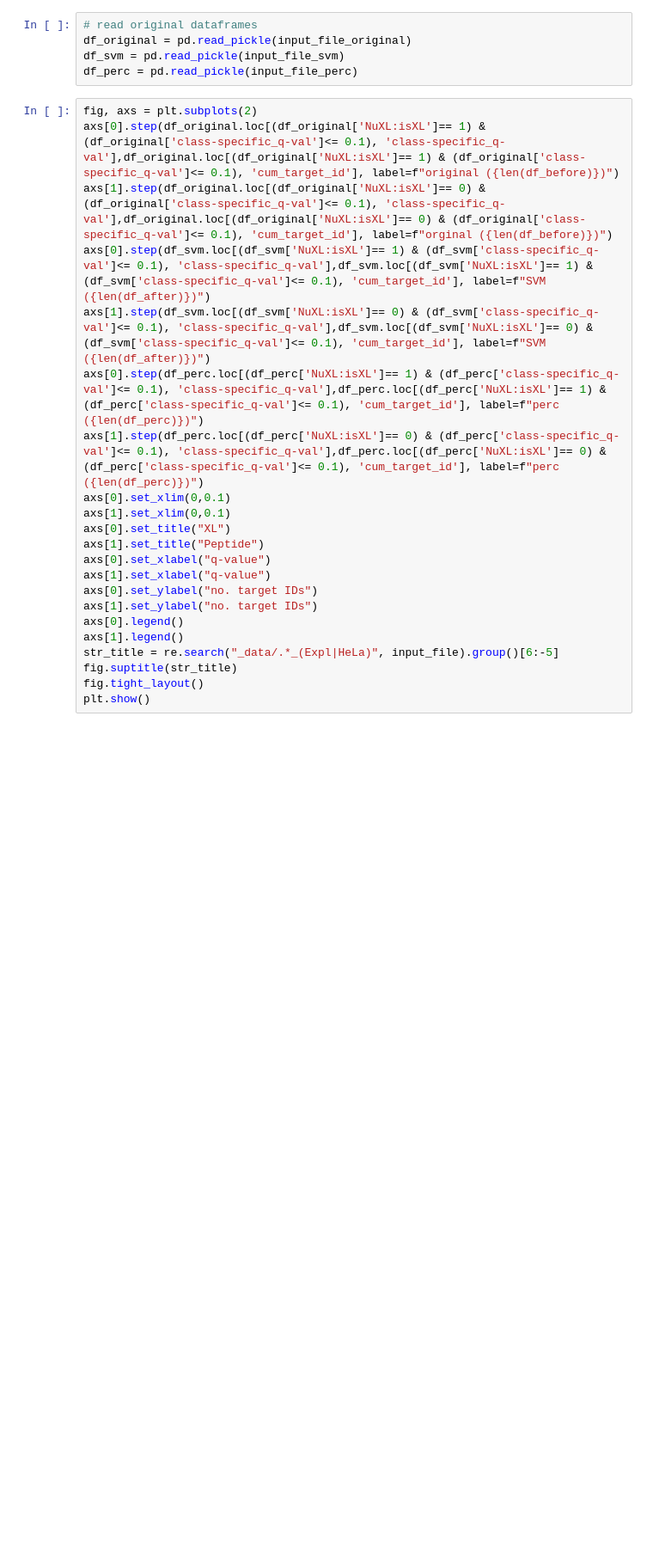
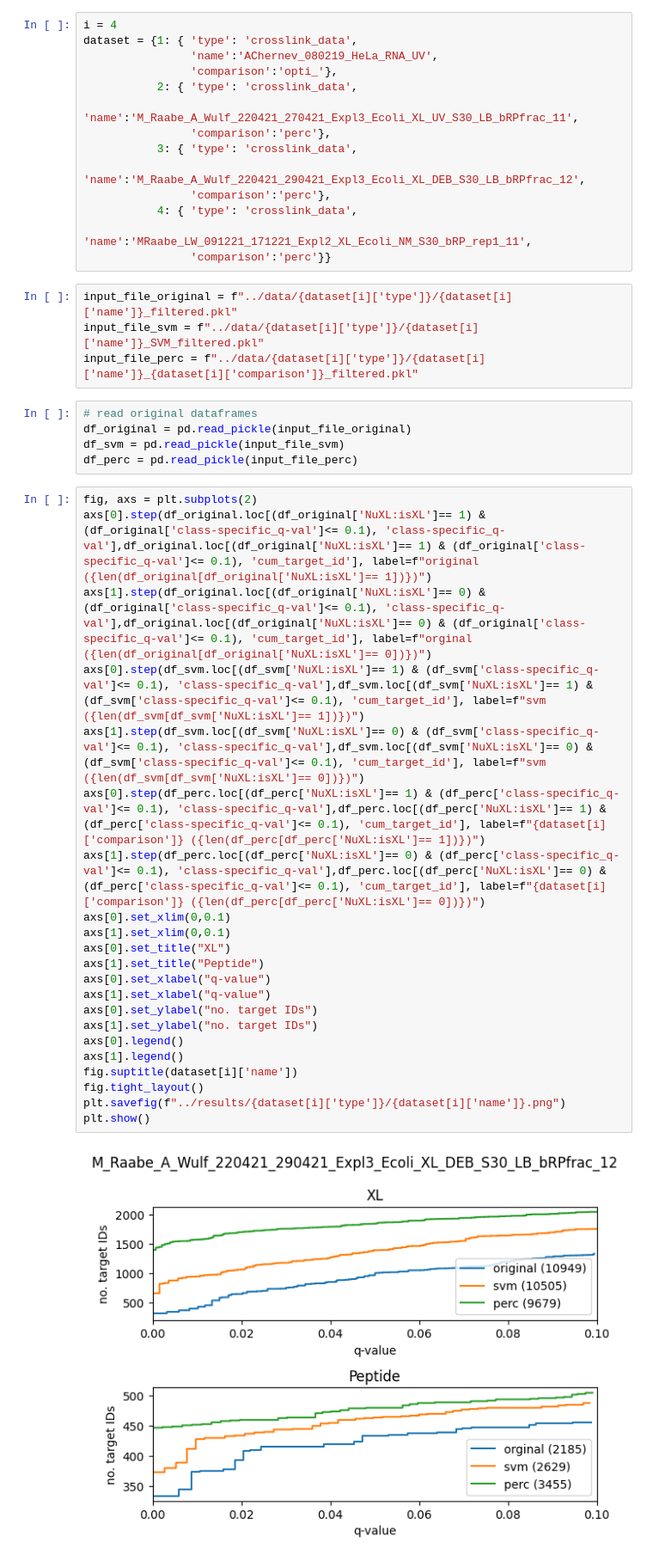
Before and after one commit to neelie01/Research-Project, a Jupyter notebook: src/plots.ipynb, the cells around one changed output. Shown at 86% size. Cells and saved outputs as stored; diff of their text form; blank space fills up the shorter version.

Commit message:
implemented easier dataset access

```diff
--- a/src/plots.ipynb
+++ b/src/plots.ipynb
@@ -9,3 +5,21 @@ input_file_perc = "../data/crosslink_data/AChernev_080219_HeLa_RNA_UV_opti_.pkl"
+# %%
+i = 4
+dataset = {1: { 'type': 'crosslink_data',
+                'name':'AChernev_080219_HeLa_RNA_UV',
+                'comparison':'opti_'},
+           2: { 'type': 'crosslink_data',
+                'name':'M_Raabe_A_Wulf_220421_270421_Expl3_Ecoli_XL_UV_S30_LB_bRPfrac_11',
+                'comparison':'perc'},
+           3: { 'type': 'crosslink_data',
+                'name':'M_Raabe_A_Wulf_220421_290421_Expl3_Ecoli_XL_DEB_S30_LB_bRPfrac_12',
+                'comparison':'perc'},
+           4: { 'type': 'crosslink_data',
+                'name':'MRaabe_LW_091221_171221_Expl2_XL_Ecoli_NM_S30_bRP_rep1_11',
+                'comparison':'perc'}}
+# %%
+input_file_original = f"../data/{dataset[i]['type']}/{dataset[i]['name']}_filtered.pkl"
+input_file_svm = f"../data/{dataset[i]['type']}/{dataset[i]['name']}_SVM_filtered.pkl"
+input_file_perc = f"../data/{dataset[i]['type']}/{dataset[i]['name']}_{dataset[i]['comparison']}_filtered.pkl"
 # %%
 # read original dataframes
 df_original = pd.read_pickle(input_file_original)
@@ -13,26 +27,28 @@ df_svm = pd.read_pickle(input_file_svm)
 df_perc = pd.read_pickle(input_file_perc)
 # %%
 fig, axs = plt.subplots(2)
-axs[0].step(df_original.loc[(df_original['NuXL:isXL']== 1) & (df_original['class-specific_q-val']<= 0.1), 'class-specific_q-val'],df_original.loc[(df_original['NuXL:isXL']== 1) & (df_original['class-specific_q-val']<= 0.1), 'cum_target_id'], label=f"original ({len(df_before)})")
-axs[1].step(df_original.loc[(df_original['NuXL:isXL']== 0) & (df_original['class-specific_q-val']<= 0.1), 'class-specific_q-val'],df_original.loc[(df_original['NuXL:isXL']== 0) & (df_original['class-specific_q-val']<= 0.1), 'cum_target_id'], label=f"orginal ({len(df_before)})")
-axs[0].step(df_svm.loc[(df_svm['NuXL:isXL']== 1) & (df_svm['class-specific_q-val']<= 0.1), 'class-specific_q-val'],df_svm.loc[(df_svm['NuXL:isXL']== 1) & (df_svm['class-specific_q-val']<= 0.1), 'cum_target_id'], label=f"SVM ({len(df_after)})")
-axs[1].step(df_svm.loc[(df_svm['NuXL:isXL']== 0) & (df_svm['class-specific_q-val']<= 0.1), 'class-specific_q-val'],df_svm.loc[(df_svm['NuXL:isXL']== 0) & (df_svm['class-specific_q-val']<= 0.1), 'cum_target_id'], label=f"SVM ({len(df_after)})")
-axs[0].step(df_perc.loc[(df_perc['NuXL:isXL']== 1) & (df_perc['class-specific_q-val']<= 0.1), 'class-specific_q-val'],df_perc.loc[(df_perc['NuXL:isXL']== 1) & (df_perc['class-specific_q-val']<= 0.1), 'cum_target_id'], label=f"perc ({len(df_perc)})")
-axs[1].step(df_perc.loc[(df_perc['NuXL:isXL']== 0) & (df_perc['class-specific_q-val']<= 0.1), 'class-specific_q-val'],df_perc.loc[(df_perc['NuXL:isXL']== 0) & (df_perc['class-specific_q-val']<= 0.1), 'cum_target_id'], label=f"perc ({len(df_perc)})")
+axs[0].step(df_original.loc[(df_original['NuXL:isXL']== 1) & (df_original['class-specific_q-val']<= 0.1), 'class-specific_q-val'],df_original.loc[(df_original['NuXL:isXL']== 1) & (df_original['class-specific_q-val']<= 0.1), 'cum_target_id'], label=f"original ({len(df_original[df_original['NuXL:isXL']== 1])})")
+axs[1].step(df_original.loc[(df_original['NuXL:isXL']== 0) & (df_original['class-specific_q-val']<= 0.1), 'class-specific_q-val'],df_original.loc[(df_original['NuXL:isXL']== 0) & (df_original['class-specific_q-val']<= 0.1), 'cum_target_id'], label=f"orginal ({len(df_original[df_original['NuXL:isXL']== 0])})")
+axs[0].step(df_svm.loc[(df_svm['NuXL:isXL']== 1) & (df_svm['class-specific_q-val']<= 0.1), 'class-specific_q-val'],df_svm.loc[(df_svm['NuXL:isXL']== 1) & (df_svm['class-specific_q-val']<= 0.1), 'cum_target_id'], label=f"svm ({len(df_svm[df_svm['NuXL:isXL']== 1])})")
+axs[1].step(df_svm.loc[(df_svm['NuXL:isXL']== 0) & (df_svm['class-specific_q-val']<= 0.1), 'class-specific_q-val'],df_svm.loc[(df_svm['NuXL:isXL']== 0) & (df_svm['class-specific_q-val']<= 0.1), 'cum_target_id'], label=f"svm ({len(df_svm[df_svm['NuXL:isXL']== 0])})")
+axs[0].step(df_perc.loc[(df_perc['NuXL:isXL']== 1) & (df_perc['class-specific_q-val']<= 0.1), 'class-specific_q-val'],df_perc.loc[(df_perc['NuXL:isXL']== 1) & (df_perc['class-specific_q-val']<= 0.1), 'cum_target_id'], label=f"{dataset[i]['comparison']} ({len(df_perc[df_perc['NuXL:isXL']== 1])})")
+axs[1].step(df_perc.loc[(df_perc['NuXL:isXL']== 0) & (df_perc['class-specific_q-val']<= 0.1), 'class-specific_q-val'],df_perc.loc[(df_perc['NuXL:isXL']== 0) & (df_perc['class-specific_q-val']<= 0.1), 'cum_target_id'], label=f"{dataset[i]['comparison']} ({len(df_perc[df_perc['NuXL:isXL']== 0])})")
 axs[0].set_xlim(0,0.1)
 axs[1].set_xlim(0,0.1)
 axs[0].set_title("XL")
 axs[1].set_title("Peptide")
 axs[0].set_xlabel("q-value")
 axs[1].set_xlabel("q-value")
 axs[0].set_ylabel("no. target IDs")
 axs[1].set_ylabel("no. target IDs")
 axs[0].legend()
 axs[1].legend()
-str_title = re.search("_data/.*_(Expl|HeLa)", input_file).group()[6:-5]
-fig.suptitle(str_title)
+fig.suptitle(dataset[i]['name'])
 fig.tight_layout()
+plt.savefig(f"../results/{dataset[i]['type']}/{dataset[i]['name']}.png")
 plt.show()
+# %% [output]
+[figure, added]
 # %%
 bins = np.linspace(0.8,1,25)
 plt.hist(df_svm.loc[df_svm[df_svm['Score'] > 0.8].index, 'Score'], label = 'SVM', histtype='step', bins=bins)
```
Also changed, not shown: parts of 2 cells of this notebook, 2 other files.
